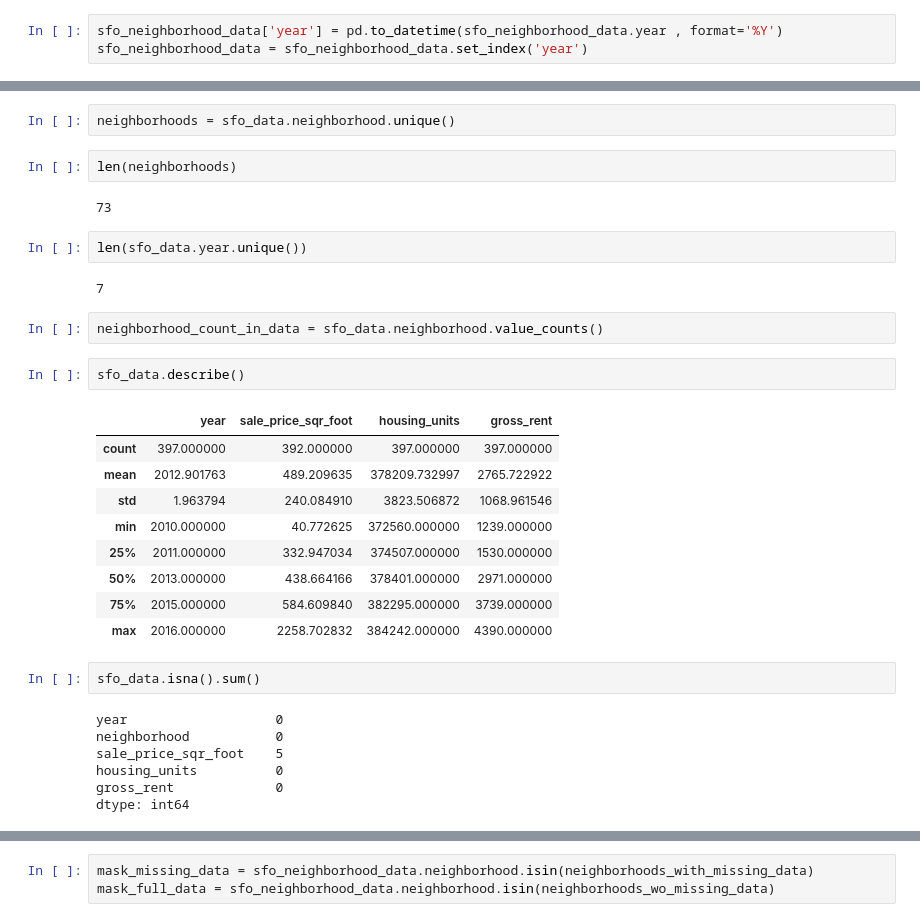
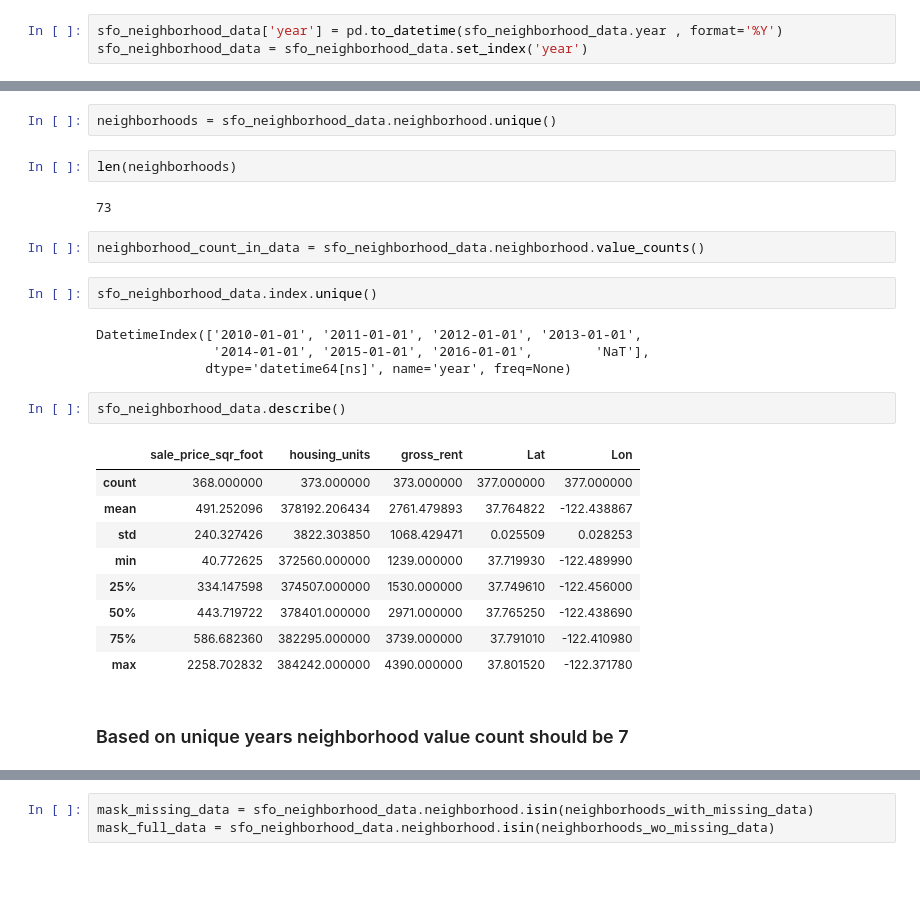
Before and after one commit to youssefabdelwahab/Californina-Housing-Market-Analysis-, a Jupyter notebook: rental_analysis.ipynb, the cells around one changed output, grey strips where cells are left out. Saved outputs shown, nothing was run; the diff lists cells and outputs as text; blank space fills up the shorter version.

```diff
--- a/rental_analysis.ipynb
+++ b/rental_analysis.ipynb
@@ -85,33 +107,28 @@ sfo_data.shape
 # %%
-neighborhoods = sfo_data.neighborhood.unique()
+neighborhoods = sfo_neighborhood_data.neighborhood.unique()
 # %%
 len(neighborhoods)
 # %% [output]
 73
-# %%
-len(sfo_data.year.unique())
-# %% [output]
-7
 # %%
-neighborhood_count_in_data = sfo_data.neighborhood.value_counts()
+neighborhood_count_in_data = sfo_neighborhood_data.neighborhood.value_counts()
+# %%
+sfo_neighborhood_data.index.unique()
+# %% [output]
+DatetimeIndex(['2010-01-01', '2011-01-01', '2012-01-01', '2013-01-01',
+               '2014-01-01', '2015-01-01', '2016-01-01',        'NaT'],
+              dtype='datetime64[ns]', name='year', freq=None)
 # %%
-sfo_data.describe()
+sfo_neighborhood_data.describe()
 # %% [output]
-|  | year | sale_price_sqr_foot | housing_units | gross_rent |
-| count | 397.000000 | 392.000000 | 397.000000 | 397.000000 |
-| mean | 2012.901763 | 489.209635 | 378209.732997 | 2765.722922 |
-| std | 1.963794 | 240.084910 | 3823.506872 | 1068.961546 |
-| min | 2010.000000 | 40.772625 | 372560.000000 | 1239.000000 |
-| 25% | 2011.000000 | 332.947034 | 374507.000000 | 1530.000000 |
-| 50% | 2013.000000 | 438.664166 | 378401.000000 | 2971.000000 |
-| 75% | 2015.000000 | 584.609840 | 382295.000000 | 3739.000000 |
-| max | 2016.000000 | 2258.702832 | 384242.000000 | 4390.000000 |
+|  | sale_price_sqr_foot | housing_units | gross_rent | Lat | Lon |
+| count | 368.000000 | 373.000000 | 373.000000 | 377.000000 | 377.000000 |
+| mean | 491.252096 | 378192.206434 | 2761.479893 | 37.764822 | -122.438867 |
+| std | 240.327426 | 3822.303850 | 1068.429471 | 0.025509 | 0.028253 |
+| min | 40.772625 | 372560.000000 | 1239.000000 | 37.719930 | -122.489990 |
+| 25% | 334.147598 | 374507.000000 | 1530.000000 | 37.749610 | -122.456000 |
+| 50% | 443.719722 | 378401.000000 | 2971.000000 | 37.765250 | -122.438690 |
+| 75% | 586.682360 | 382295.000000 | 3739.000000 | 37.791010 | -122.410980 |
+| max | 2258.702832 | 384242.000000 | 4390.000000 | 37.801520 | -122.371780 |
-# %%
-sfo_data.isna().sum()
-# %% [output]
-year                   0
-neighborhood           0
-sale_price_sqr_foot    5
-housing_units          0
-gross_rent             0
-dtype: int64
+# %% [markdown]
+### Based on unique years neighborhood value count should be 7
```
Also changed, not shown: parts of 105 cells of this notebook.
